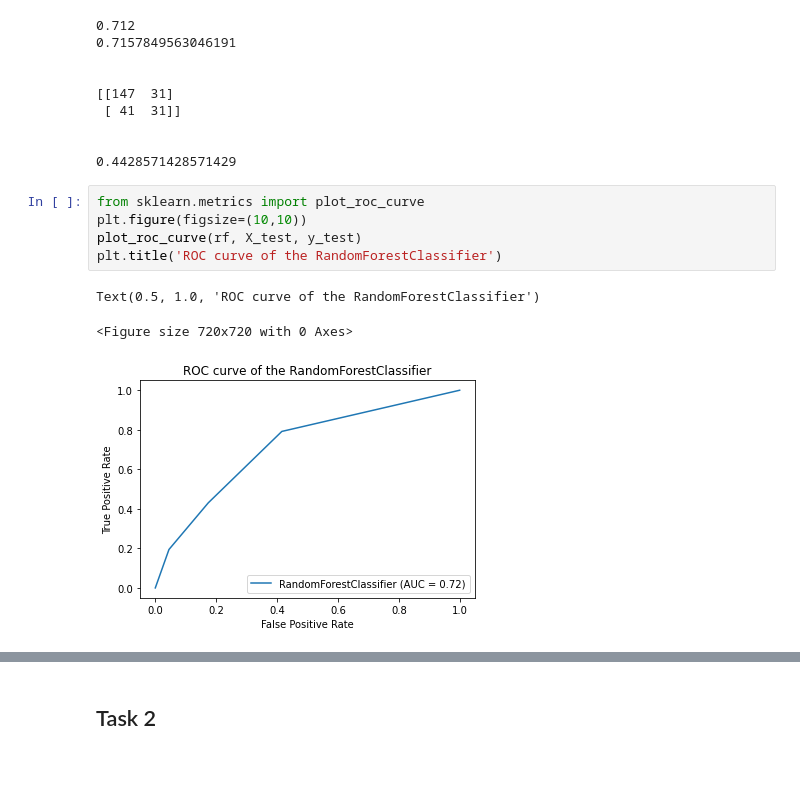
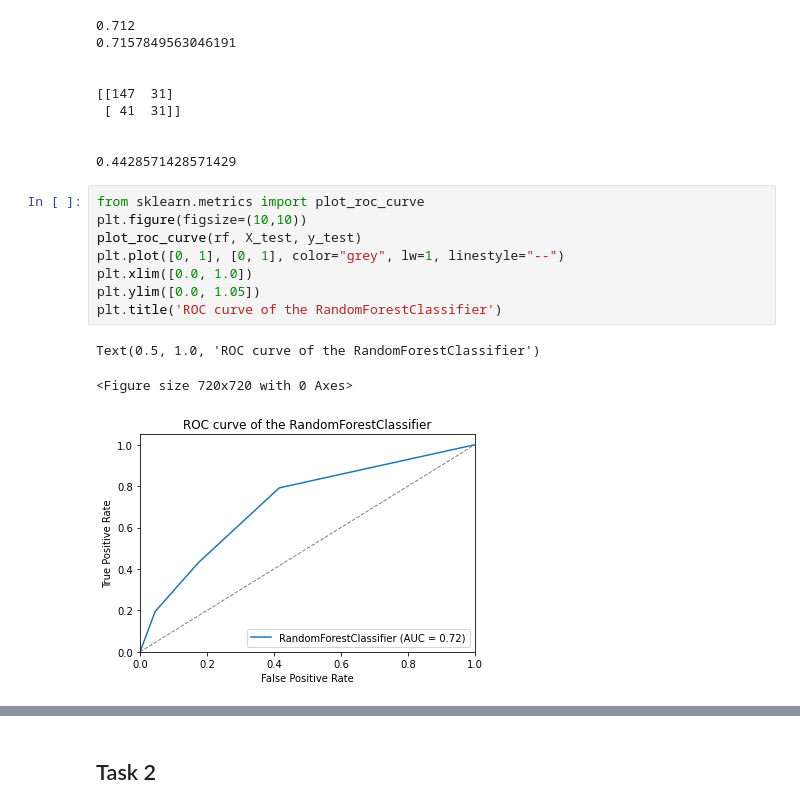
Before and after one commit to athiyadeviyani/i4, a Jupyter notebook: predicting_credit_risk_model_pipeline.ipynb, the cells around one changed output, grey strips where cells are left out. Drawn from its saved outputs; the diff is of its cells as text; blank space fills up the shorter version.

```diff
--- a/predicting_credit_risk_model_pipeline.ipynb
+++ b/predicting_credit_risk_model_pipeline.ipynb
@@ -1170,9 +1170,12 @@ print(fbeta_score(y_test, y_pred, beta=2))
 # %%
 from sklearn.metrics import plot_roc_curve
 plt.figure(figsize=(10,10))
 plot_roc_curve(rf, X_test, y_test)
+plt.plot([0, 1], [0, 1], color="grey", lw=1, linestyle="--")
+plt.xlim([0.0, 1.0])
+plt.ylim([0.0, 1.05])
 plt.title('ROC curve of the RandomForestClassifier')
 # %% [output]
 Text(0.5, 1.0, 'ROC curve of the RandomForestClassifier')
 <Figure size 720x720 with 0 Axes>
-[figure, old version]
+[figure, new version]
```
Also changed, not shown: parts of 6 cells of this notebook.
